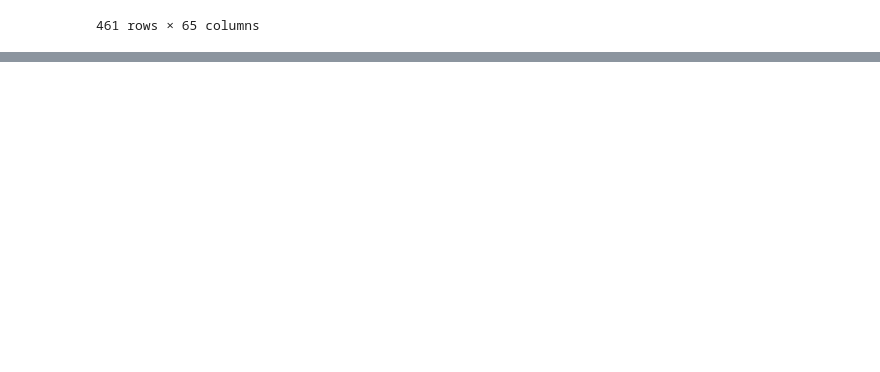
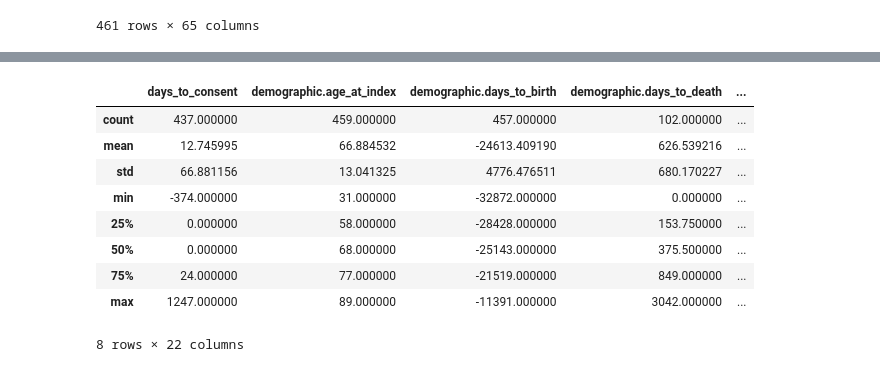
Before and after one commit to Jayesh-Motwani/colorectal_cancer, a Jupyter notebook: data_proccessing.ipynb, the cells around one changed output, grey strips where cells are left out. Cells and saved outputs as stored; diff of their text form; code cells hidden in the pictures; blank space fills up the shorter version.

```diff
--- a/data_proccessing.ipynb
+++ b/data_proccessing.ipynb
@@ -336,0 +358,13 @@ df
+# %%
+merged_df.describe()
+# %% [output]
+|  | days_to_consent | demographic.age_at_index | demographic.days_to_birth | demographic.days_to_death | ... |
+| count | 437.000000 | 459.000000 | 457.000000 | 102.000000 | ... |
+| mean | 12.745995 | 66.884532 | -24613.409190 | 626.539216 | ... |
+| std | 66.881156 | 13.041325 | 4776.476511 | 680.170227 | ... |
+| min | -374.000000 | 31.000000 | -32872.000000 | 0.000000 | ... |
+| 25% | 0.000000 | 58.000000 | -28428.000000 | 153.750000 | ... |
+| 50% | 0.000000 | 68.000000 | -25143.000000 | 375.500000 | ... |
+| 75% | 24.000000 | 77.000000 | -21519.000000 | 849.000000 | ... |
+| max | 1247.000000 | 89.000000 | -11391.000000 | 3042.000000 | ... |
+8 rows × 22 columns
```
Also changed, not shown: parts of 26 cells of this notebook, 2 other files.
